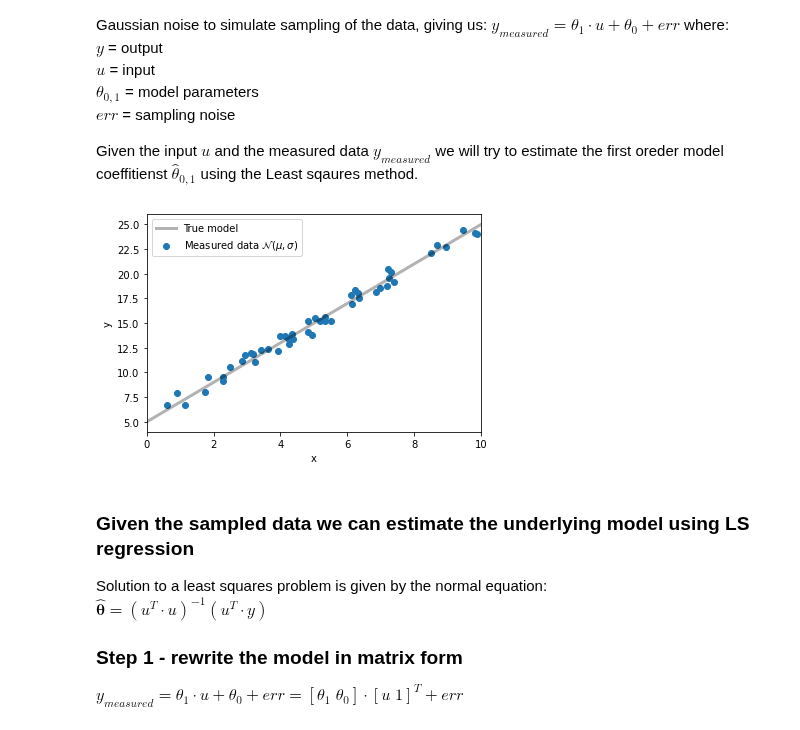
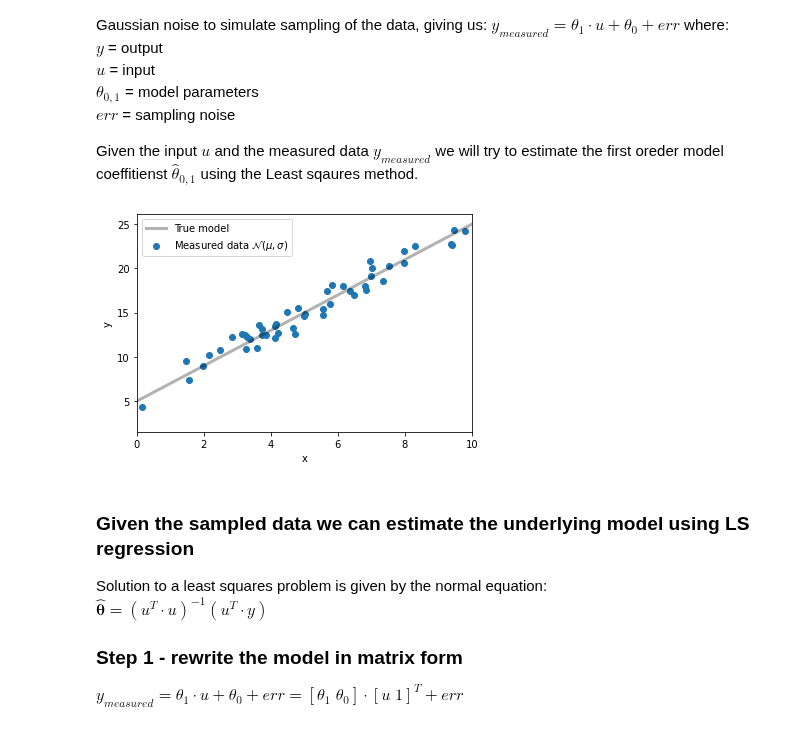
Before and after one commit to fredralm/TTK4260, a Jupyter notebook: 2021/L1/LS_bogdan.ipynb, the cells around one changed output. Saved outputs shown, nothing was run; the diff lists cells and outputs as text; code cells hidden in the pictures.

```diff
--- a/2021/L1/LS_bogdan.ipynb
+++ b/2021/L1/LS_bogdan.ipynb
@@ -14,34 +14,34 @@ Given the input $u$ and the measured data **$y_{measured}$** we will try to esti
 # %%
 import numpy as np
 import matplotlib.pyplot as plt
 
 np.random.seed(123)
 
 # Choose the "true" parameters for 1D polynomial model
 theta_0 = 5.0
 theta_1 = 2.0
 
-# Generate some synthetic data from the model -> y = thetha_1 * u + theta_0
+# Generate noramlly distributed synthetic data from the model -> y = thetha_1 * u + theta_0
 N = 50
-u = np.sort(10 * np.random.rand(N))
+u = np.sort(np.random.normal(5,2,N))
 y = theta_1 * u + theta_0
 
 # Generate some Gaussian (normal) noise
-mu, sigma = 0, 0.5 # mean and standard deviation
+mu, sigma = 0, 0.9 # mean and standard deviation
 err = np.random.normal(mu, sigma, N)
 
 # Measured output
 y += err
 
 plt.scatter(u, y, label=r"Measured data $\mathcal{N}(\mu, \sigma)$")
 u0 = np.linspace(0, 10, 500)
 plt.plot(u0, theta_1 * u0 + theta_0, "k", alpha=0.3, lw=3, label="True model")
 plt.xlim(0, 10)
 plt.legend()
 plt.xlabel("x")
 plt.ylabel("y");
 # %% [output]
-[figure, old version]
+[figure, new version]
 # %% [markdown]
 ### Given the sampled data we can estimate the underlying model using LS regression
 Solution to a least squares problem is given by the normal equation:
```
Also changed, not shown: parts of 11 cells of this notebook.
